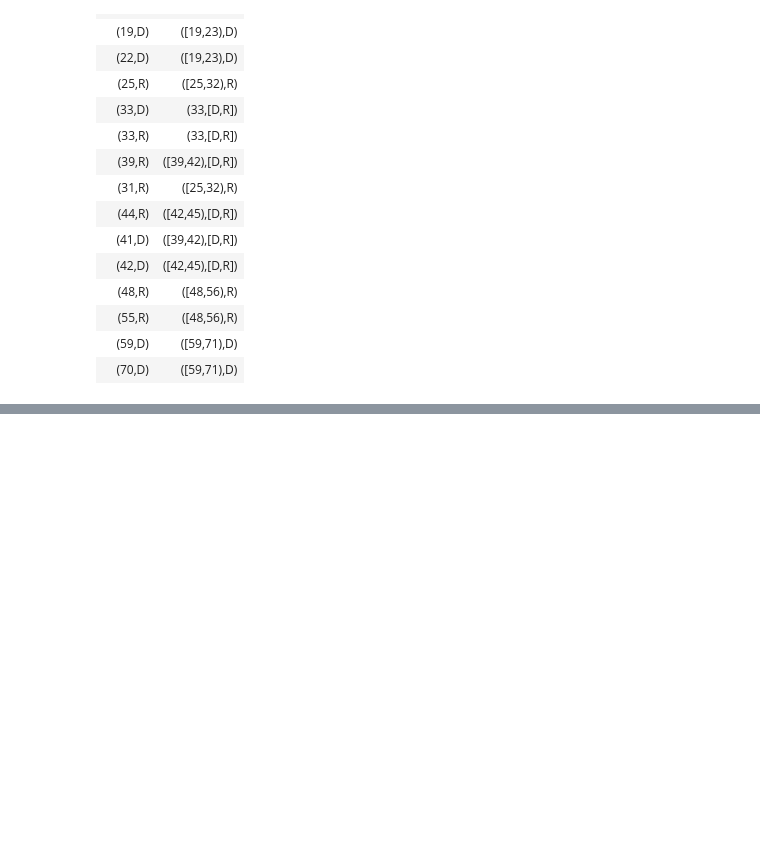
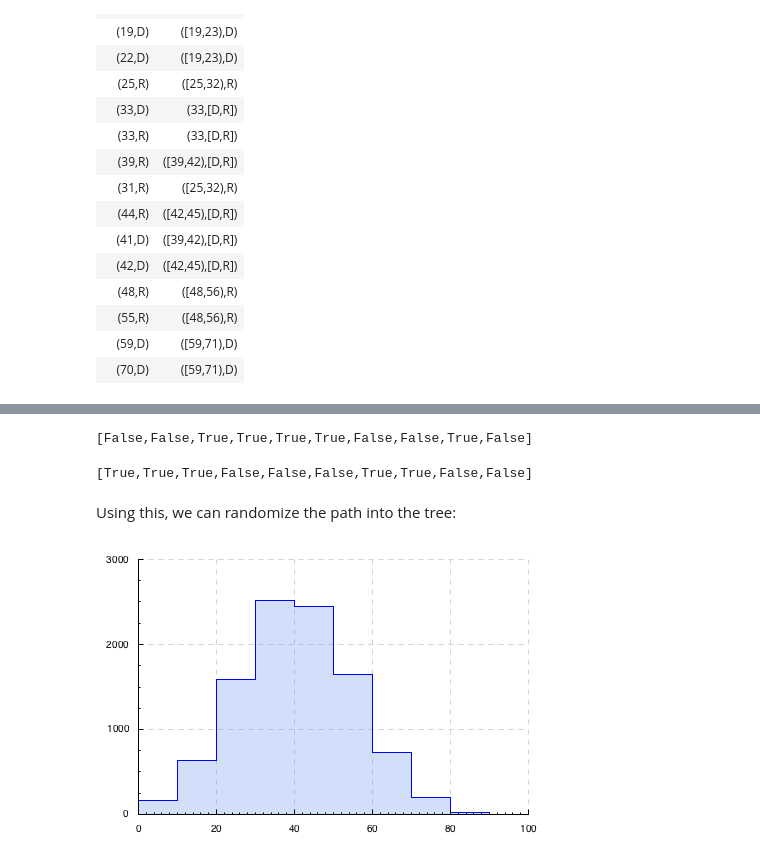
Before and after one commit to oisdk/IHaskell, a Jupyter notebook: notebooks/Privacy.ipynb, the cells around one changed output, grey strips where cells are left out. Drawn from its saved outputs; the diff is of its cells as text; code cells hidden in the pictures; blank space fills up the shorter version.

Commit message:
randomized versions

```diff
--- a/notebooks/Privacy.ipynb
+++ b/notebooks/Privacy.ipynb
@@ -638,0 +690,68 @@ As you can see, while $k$-anonymity has indeed been preserved, most rows in the
+# %%
+import System.Random       (RandomGen, randomR, getStdRandom)
+import Data.Ratio          ((%), Rational, numerator, denominator)
+import Control.Monad.State (State, state, runState)
+
+chance :: RandomGen g => Rational -> State g Bool
+chance prb = (numerator prb >=) <$> state (randomR (1, denominator prb))
+
+getStdRandom (runState (replicateM 10 (chance (1 % 2))))
+
+choose :: RandomGen g => Int -> Int -> State g Bool
+choose f t = (f<) <$> state (randomR (1, f+t))
+
+getStdRandom (runState (replicateM 10 (choose 1 1)))
+# %% [output]
+[False,False,True,True,True,True,False,False,True,False]
+[True,True,True,False,False,False,True,True,False,False]
+# %% [markdown]
+Using this, we can randomize the path into the tree:
+# %%
+import           Data.Bool       (bool)
+import           Data.Map.Strict (Map)
+import qualified Data.Map.Strict as Map
+
+randomize :: RandomGen g => Int -> [Bool] -> Tree a -> State g a
+randomize k = foldr f b
+  where
+    b (Leaf _ x) = pure x
+    b (Node _ l r) = do
+      side <- choose (size l) (size r)
+      if side
+          then b r
+          else b l
+    f _ _ (Leaf _ x) = pure x
+    f e a (Node i l r) = do
+      perturb <- choose i k
+      path <- if perturb
+          then choose (size l) (size r)
+          else pure e
+      a (bool l r path)
+
+codes :: Ord a => Tree a -> Map a [Bool]
+codes = go id
+  where
+    go k (Leaf _ x) = Map.singleton x (k [])
+    go k (Node _ l r)
+        = Map.union (go (k . (False:)) l) (go (k . (True:)) r)
+
+randAnon :: (Ord a, RandomGen g) => Int -> [a] -> State g [a]
+randAnon k xs = traverse (\x -> randomize k (mp Map.! x) tr) xs
+  where
+    tr = buildAlphHuffman (frequencies xs)
+    mp = codes tr
+
+import Statistics.Distribution.Normal
+import System.Random.MWC
+import Statistics.Distribution
+
+randVar :: IO Double
+randVar = withSystemRandom (genContVar (normalDistr 40 15) `asTypeOf` const (undefined :: IO Double))
+
+randAges <- filter (0<) <$> replicateM 10000 randVar
+
+histogram 10 0 randAges
+
+anonRa
+# %% [output]
+[figure, added]
```
Also changed, not shown: parts of 12 cells of this notebook, 6 other files.
